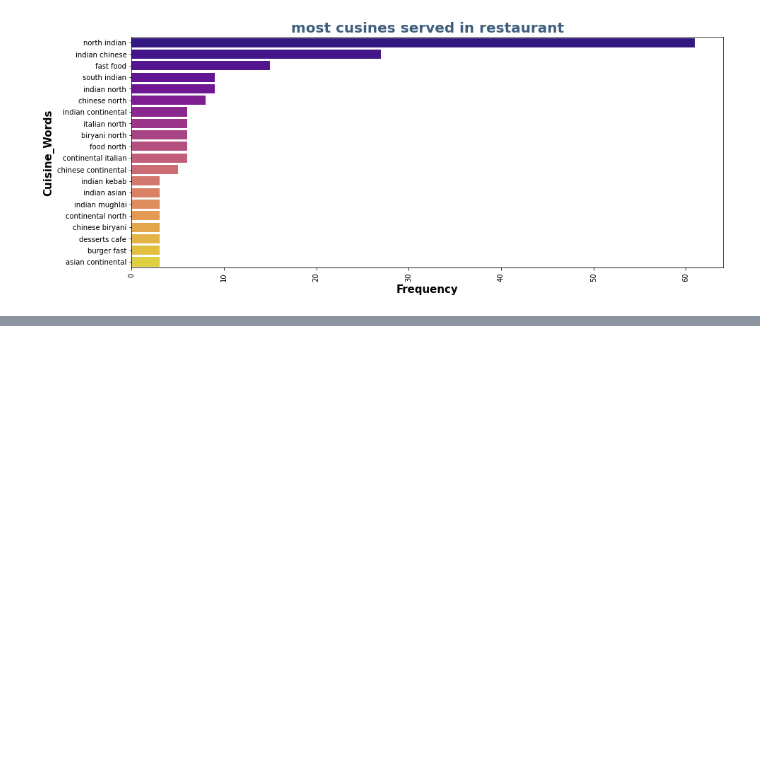
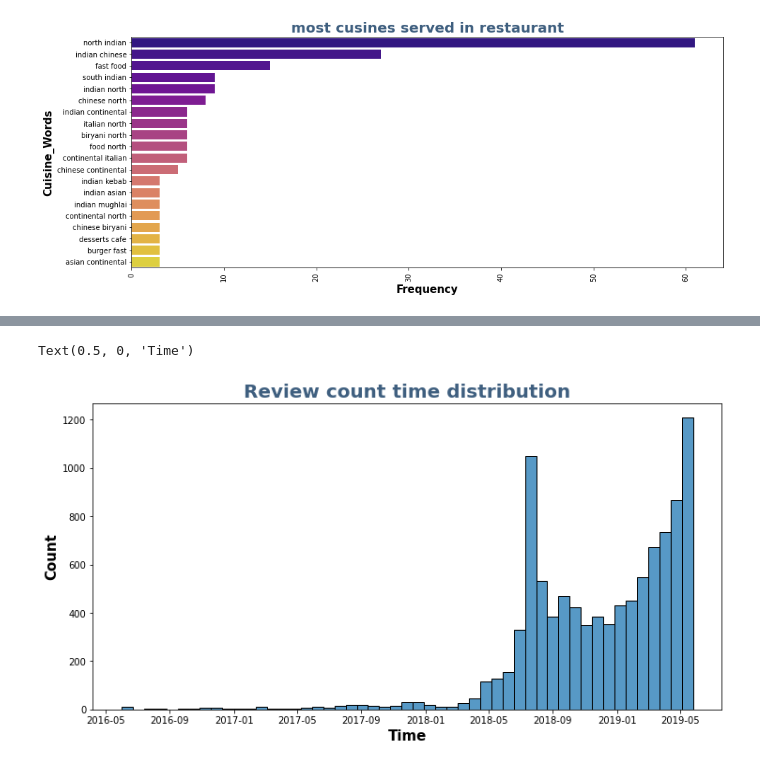
Before and after one commit to madhavimali/Zomoto_Restaurant_Clustering_and_Sentiment_Analysis_MM, a Jupyter notebook: MM_Zomoto_Restaurant_Clustering_and_Sentiment_Analysis.ipynb, the cells around one changed output, grey strips where cells are left out. Drawn from its saved outputs; the diff is of its cells as text; code cells hidden in the pictures; blank space fills up the shorter version.

```diff
--- a/MM_Zomoto_Restaurant_Clustering_and_Sentiment_Analysis.ipynb
+++ b/MM_Zomoto_Restaurant_Clustering_and_Sentiment_Analysis.ipynb
@@ -378,0 +541,9 @@ plt.axis("off")
+# %%
+plt.figure(figsize=(12,6))
+sns.histplot(review_df.Time, palette="plasma")
+plt.title("Review count time distribution",fontsize=20, weight='bold',color=sns.cubehelix_palette(8, start=.5, rot=-.75)[-3])
+plt.ylabel("Count",weight='bold',fontsize=15)
+plt.xlabel("Time",weight='bold',fontsize=15)
+# %% [output]
+Text(0.5, 0, 'Time')
+[figure, added]
```
Also changed, not shown: parts of 39 cells of this notebook.
